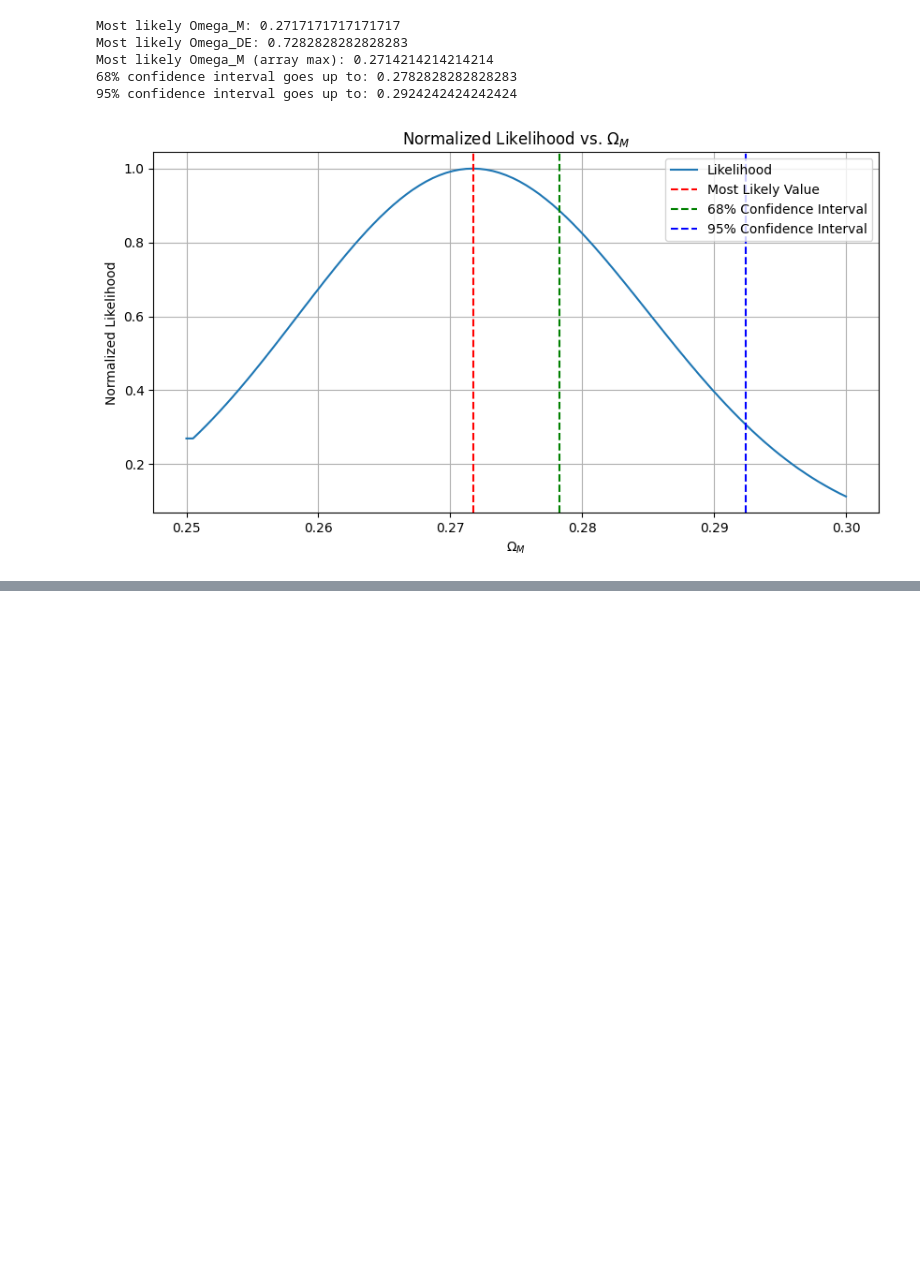
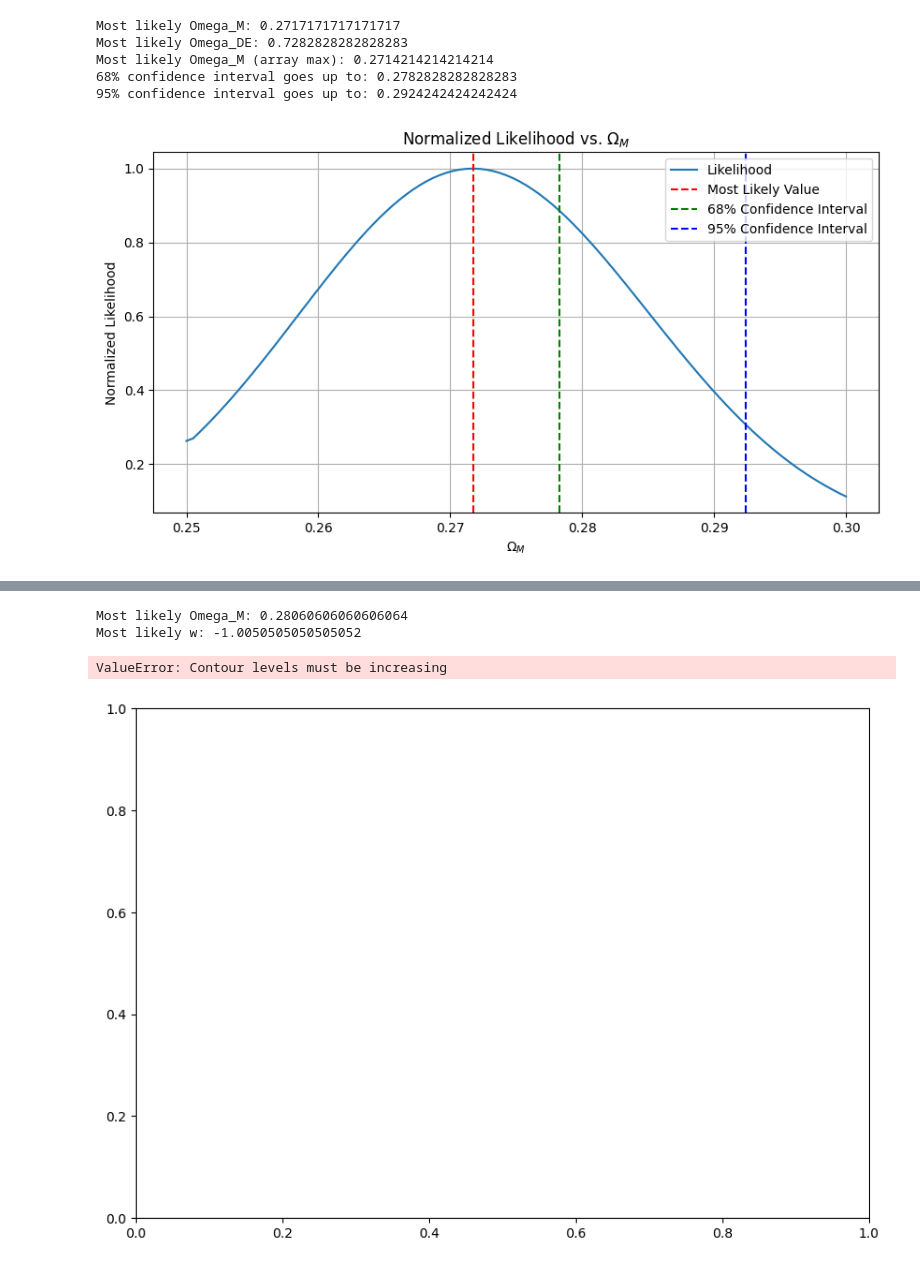
Before and after one commit to quentinleny/n3as-supernova-project, a Jupyter notebook: Chi Squared w Covariance.ipynb, the cells around one changed output, grey strips where cells are left out. Saved outputs shown, nothing was run; the diff lists cells and outputs as text; code cells hidden in the pictures; blank space fills up the shorter version.

```diff
--- a/Chi Squared w Covariance.ipynb
+++ b/Chi Squared w Covariance.ipynb
@@ -342,0 +365,67 @@ All likelihood values: [112.96146665 112.96146665 113.18079807 113.39605546 113.
+# %%
+# Case 1: Varying w, Omega_M
+
+# Fixed values
+Omega_K = 0.0001
+k = 0
+
+# Define ranges for Omega_M and w
+omega_m_min, omega_m_max = 0.22, 0.34
+w_min, w_max = -1.1, -0.9
+omega_m_range = np.linspace(omega_m_min, omega_m_max, 100)
+w_range = np.linspace(w_min, w_max, 100)
+
+# Create meshgrid for Omega_M and w
+Omega_M_grid, w_grid = np.meshgrid(omega_m_range, w_range)
+
+# Calculate, normalize likelihoods
+likelihoods = np.array([log_likelihood(data_cov.values, Omega_M, 1 - Omega_M - Omega_K - Omega_R, w, Omega_K, k)
+                        for Omega_M, w in zip(np.ravel(Omega_M_grid), np.ravel(w_grid))])
+likelihoods = likelihoods.reshape(Omega_M_grid.shape)
+
+for row in likelihoods: # Resolve bug in abnormal dips/increases in likelihood
+    row[0] = row[1]
+
+likelihoods_norm = np.exp(likelihoods - np.max(likelihoods))
+
+# Most likely values calculation
+index_max = np.argmax(likelihoods_norm)
+max_index = np.unravel_index(index_max, likelihoods_norm.shape)
+most_likely_omega_m = Omega_M_grid[max_index]
+most_likely_w = w_grid[max_index]
+
+print("Most likely Omega_M:", most_likely_omega_m)
+print("Most likely w:", most_likely_w)
+
+# Normalize the likelihoods to sum to 1
+cumulative_likelihood = np.cumsum(np.cumsum(likelihoods_norm, axis=0), axis=1)
+cumulative_likelihood /= cumulative_likelihood[-1, -1]
+
+# Calculate the percentage levels for the confidence intervals
+sorted_likelihoods = np.sort(likelihoods_norm.ravel())
+cumulative_sum = np.cumsum(sorted_likelihoods)
+norm_cumulative_sum = cumulative_sum / cumulative_sum[-1]
+
+# Find the closest entries to 68% and 95% confidence levels
+level_95 = sorted_likelihoods[np.searchsorted(norm_cumulative_sum, 0.68)]
+level_68 = sorted_likelihoods[np.searchsorted(norm_cumulative_sum, 0.95)]
+
+# Plotting the contour with confidence intervals
+plt.figure(figsize=(10, 7))
+cp = plt.contour(Omega_M_grid, w_grid, likelihoods_norm, levels=[level_68, level_95], colors=['blue', 'red'])
+plt.scatter([most_likely_omega_m], [most_likely_w], color='yellow', label='Most Likely Values', zorder=5)
+plt.clabel(cp, inline=True, fontsize=10, fmt={level_68: '68%', level_95: '95%'})
+plt.title('Confidence Intervals on the Omega_M vs. w Likelihood Surface')
+plt.xlabel('Omega_M')
+plt.ylabel('w')
+plt.legend()
+plt.grid(True)
+plt.show()
+
+# Swap confidence interval values
+# Add in third loop for nuisance parameter - watch the runtime (36, 36, 10) - figure out if zip, unravel applies to 3D array
+# %% [output]
+Most likely Omega_M: 0.28060606060606064
+Most likely w: -1.0050505050505052
+ValueError: Contour levels must be increasing
+[figure, added]
```
Also changed, not shown: parts of 8 cells of this notebook.
